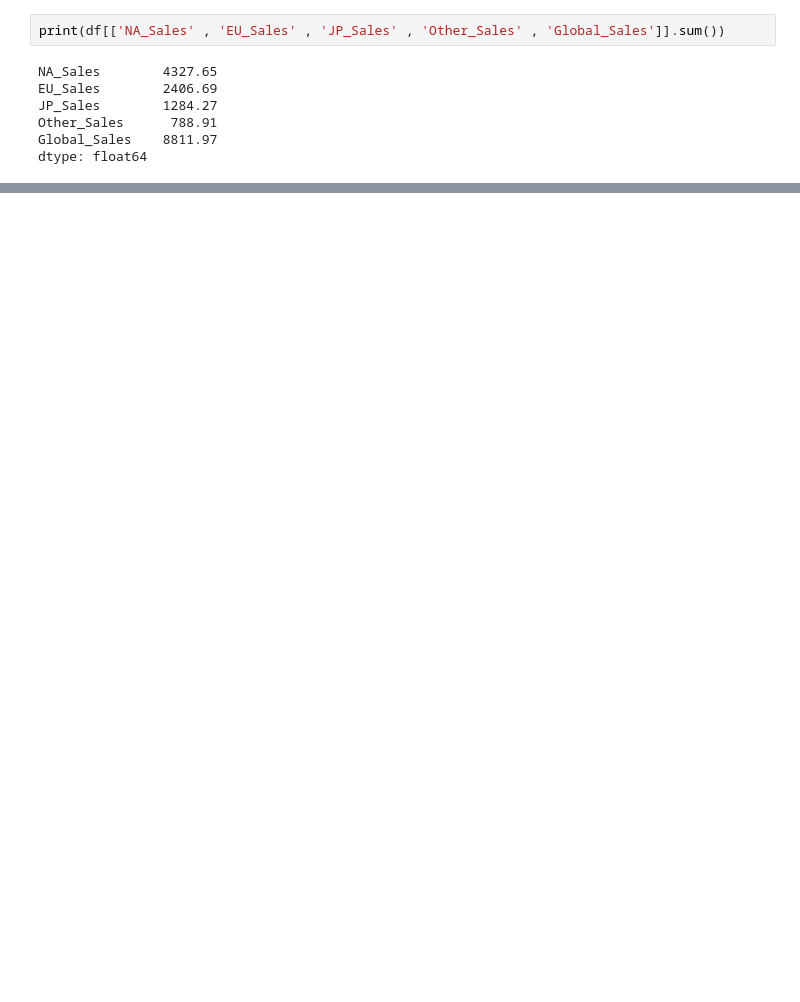
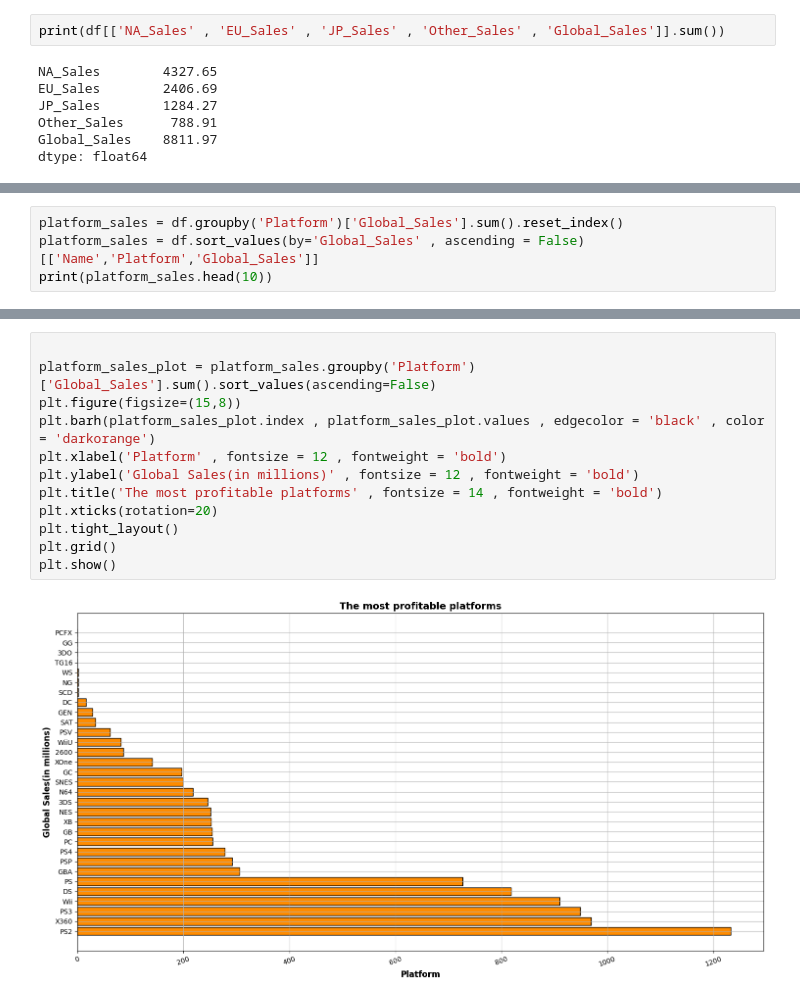
Before and after one commit to zizy2003/My-Projects, a Jupyter notebook: VideoGamesSales/project.ipynb, the cells around one changed output, grey strips where cells are left out. Saved outputs shown, nothing was run; the diff lists cells and outputs as text; blank space fills up the shorter version.

```diff
--- a/VideoGamesSales/project.ipynb
+++ b/VideoGamesSales/project.ipynb
@@ -261,0 +370,4 @@ dtype: float64
+# %%
+platform_sales = df.groupby('Platform')['Global_Sales'].sum().reset_index()
+platform_sales = df.sort_values(by='Global_Sales' , ascending = False)[['Name','Platform','Global_Sales']]
+print(platform_sales.head(10))
@@ -261,0 +456,14 @@ dtype: float64
+# %%
+
+platform_sales_plot = platform_sales.groupby('Platform')['Global_Sales'].sum().sort_values(ascending=False)
+plt.figure(figsize=(15,8))
+plt.barh(platform_sales_plot.index , platform_sales_plot.values , edgecolor = 'black' , color = 'darkorange')
+plt.xlabel('Platform' , fontsize = 12 , fontweight = 'bold')
+plt.ylabel('Global Sales(in millions)' , fontsize = 12 , fontweight = 'bold')
+plt.title('The most profitable platforms' , fontsize = 14 , fontweight = 'bold')
+plt.xticks(rotation=20)
+plt.tight_layout()
+plt.grid()
+plt.show()
+# %% [output]
+[figure, added]
```
Also changed, not shown: parts of 23 cells of this notebook.
